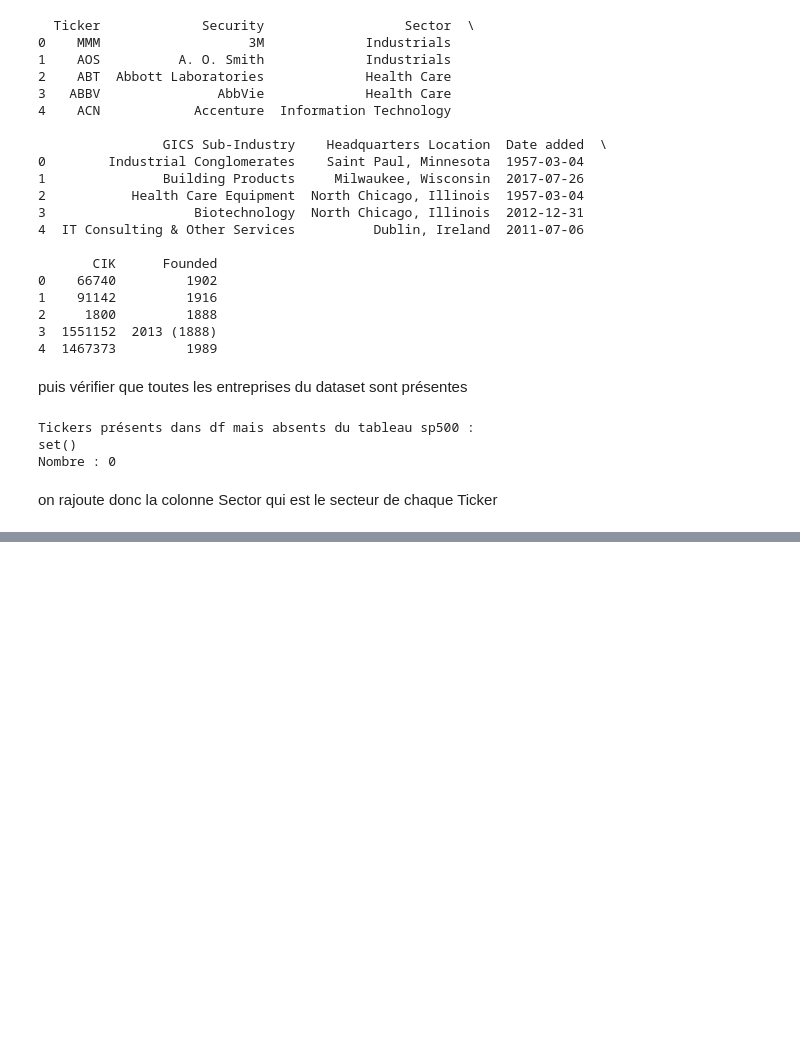
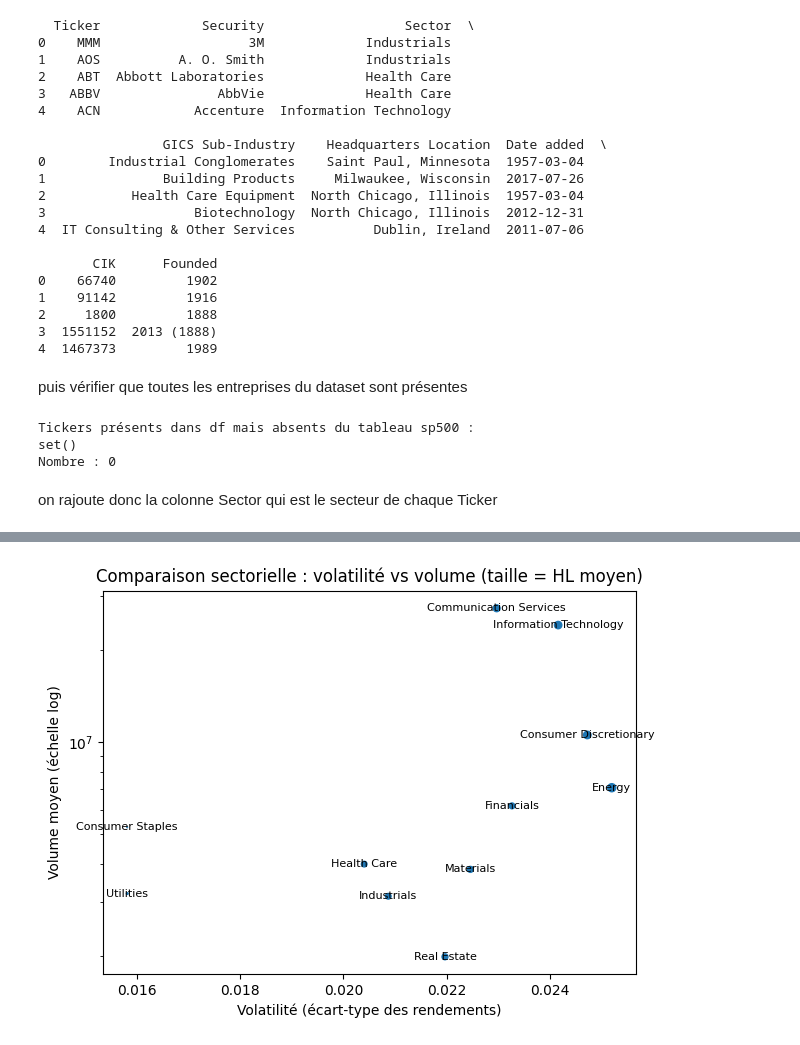
Before and after one commit to diabitbol/alpha-ranking-benchmark, a Jupyter notebook: description/description_2.ipynb, the cells around one changed output, grey strips where cells are left out. Saved outputs shown, nothing was run; the diff lists cells and outputs as text; code cells hidden in the pictures; blank space fills up the shorter version.

```diff
--- a/description/description_2.ipynb
+++ b/description/description_2.ipynb
@@ -66,0 +159,29 @@ df = df.merge(
+# %%
+# Si pas déjà calculé :
+sector_stats = df.groupby('Sector').agg(
+    mean_return=('Return', 'mean'),
+    volatility=('Return', 'std'),
+    volume_mean=('Volume', 'mean'),
+    hl_mean=('HL_ratio', 'mean')
+).reset_index()
+
+plt.figure()
+
+# Option : échelle log sur le volume pour rendre lisible
+x = sector_stats['volatility']
+y = sector_stats['volume_mean']
+sizes = (sector_stats['hl_mean'] - sector_stats['hl_mean'].min() + 0.0001) * 3000  # mise à l'échelle
+
+plt.scatter(x, y, s=sizes)
+
+for _, row in sector_stats.iterrows():
+    plt.text(row['volatility'], row['volume_mean'], row['Sector'], fontsize=8, ha='center', va='center')
+
+plt.yscale('log')  # souvent nécessaire car les volumes varient beaucoup
+plt.xlabel("Volatilité (écart-type des rendements)")
+plt.ylabel("Volume moyen (échelle log)")
+plt.title("Comparaison sectorielle : volatilité vs volume (taille = HL moyen)")
+plt.tight_layout()
+plt.show()
+# %% [output]
+[figure, added]
```
Also changed, not shown: parts of 8 cells of this notebook, 1 other file.
